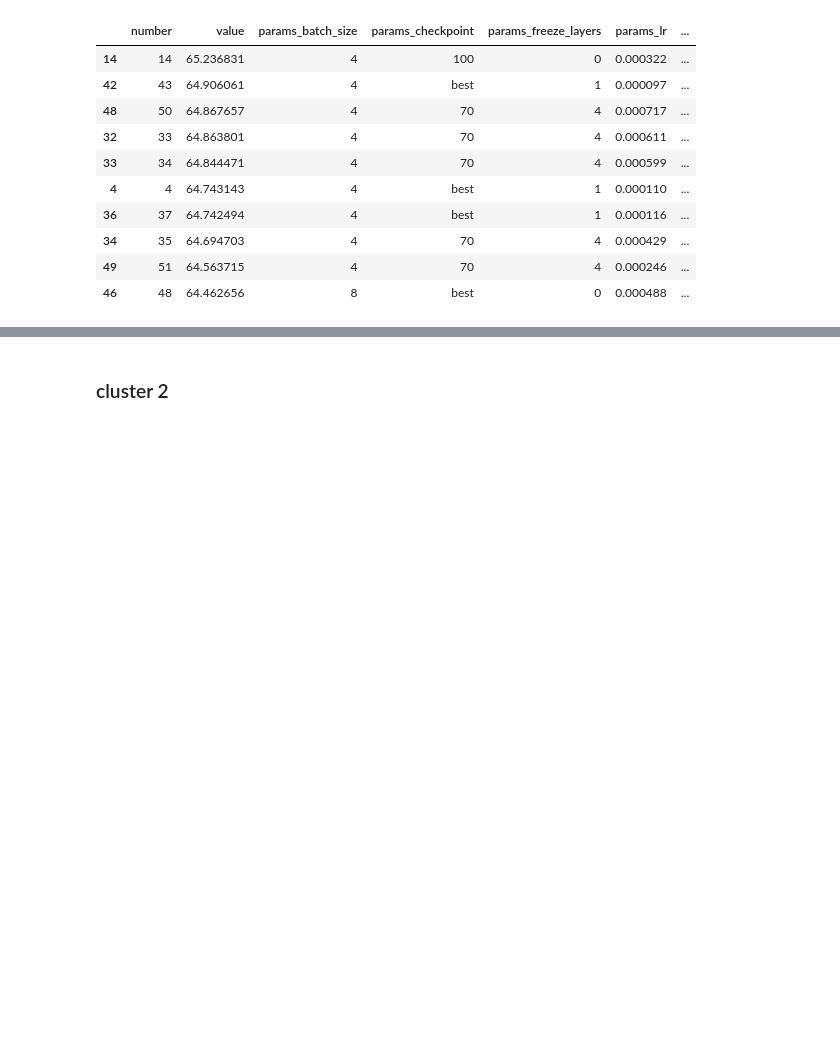
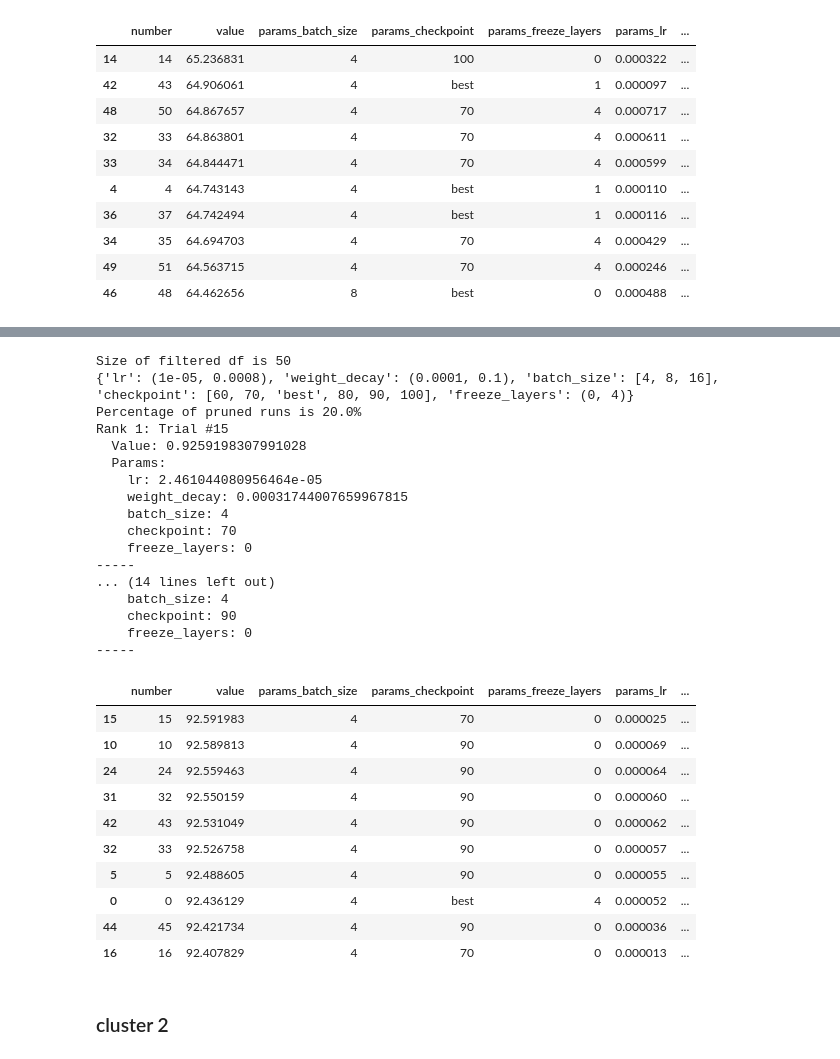
Before and after one commit to PulyaPolya/beat_this, a Jupyter notebook: results_evaluation.ipynb, the cells around one changed output, grey strips where cells are left out. Cells and saved outputs as stored; diff of their text form; code cells hidden in the pictures; blank space fills up the shorter version.

```diff
--- a/results_evaluation.ipynb
+++ b/results_evaluation.ipynb
@@ -1623,3 +1714,38 @@ Percentage of pruned runs is 40.0%
+# %%
+study_name, storage_path = "4clusters_cluster_1", "sqlite:///optuna_down.db"
+df_filtered, search_space = get_study_info(study_name=study_name, storage_path=storage_path,
+                                           baseline_value=92.51, tail = 10)
+print_top_k(study_name=study_name, storage_path=storage_path, top_k=3)
+df_filtered
+# %% [output]
+Size of filtered df is 50
+{'lr': (1e-05, 0.0008), 'weight_decay': (0.0001, 0.1), 'batch_size': [4, 8, 16], 'checkpoint': [60, 70, 'best', 80, 90, 100], 'freeze_layers': (0, 4)}
+Percentage of pruned runs is 20.0%
+Rank 1: Trial #15
+  Value: 0.9259198307991028
+  Params:
+    lr: 2.461044080956464e-05
+    weight_decay: 0.00031744007659967815
+    batch_size: 4
+    checkpoint: 70
+    freeze_layers: 0
+-----
+... (14 lines left out)
+    batch_size: 4
+    checkpoint: 90
+    freeze_layers: 0
+-----
+|  | number | value | params_batch_size | params_checkpoint | params_freeze_layers | params_lr | ... |
+| 15 | 15 | 92.591983 | 4 | 70 | 0 | 0.000025 | ... |
+| 10 | 10 | 92.589813 | 4 | 90 | 0 | 0.000069 | ... |
+| 24 | 24 | 92.559463 | 4 | 90 | 0 | 0.000064 | ... |
+| 31 | 32 | 92.550159 | 4 | 90 | 0 | 0.000060 | ... |
+| 42 | 43 | 92.531049 | 4 | 90 | 0 | 0.000062 | ... |
+| 32 | 33 | 92.526758 | 4 | 90 | 0 | 0.000057 | ... |
+| 5 | 5 | 92.488605 | 4 | 90 | 0 | 0.000055 | ... |
+| 0 | 0 | 92.436129 | 4 | best | 4 | 0.000052 | ... |
+| 44 | 45 | 92.421734 | 4 | 90 | 0 | 0.000036 | ... |
+| 16 | 16 | 92.407829 | 4 | 70 | 0 | 0.000013 | ... |
 # %% [markdown]
 ### cluster 2
 # %%
```
Also changed, not shown: parts of 30 cells of this notebook, 1 other file.
